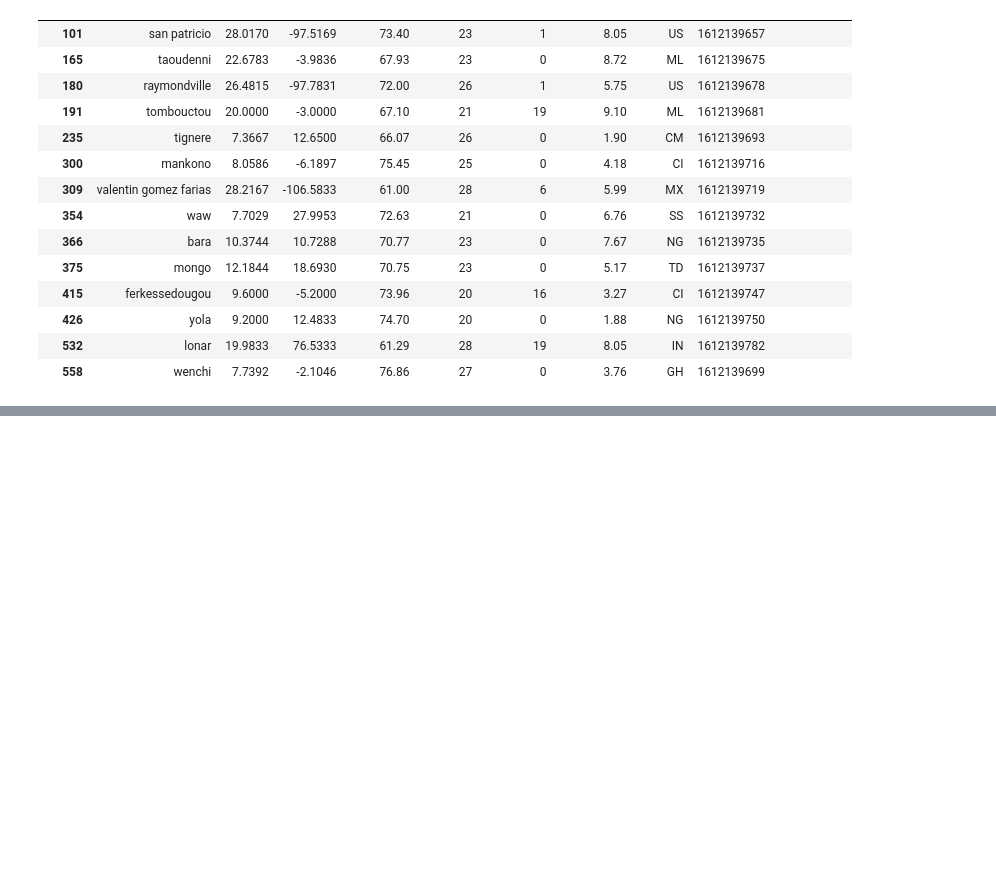
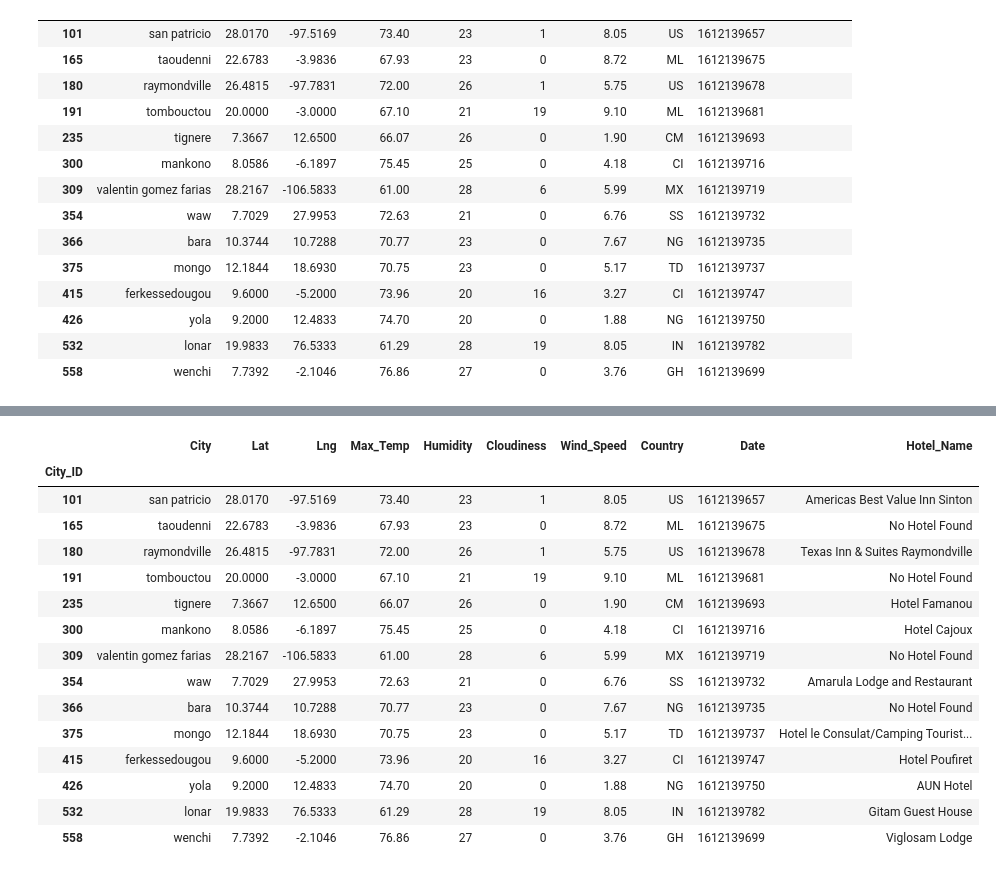
Before and after one commit to kylagelev/python-api-challenge, a Jupyter notebook: VacationPy/VacationPy.ipynb, the cells around one changed output, grey strips where cells are left out. Saved outputs shown, nothing was run; the diff lists cells and outputs as text; code cells hidden in the pictures; blank space fills up the shorter version.

Commit message:
updated
figured out how to use google place API! I found hotels + hostels, now just have to fix marker and add trend observations, plut get pic of gmap

```diff
--- a/VacationPy/VacationPy.ipynb
+++ b/VacationPy/VacationPy.ipynb
@@ -115,0 +113,29 @@ hotel_df
+# %%
+# geocoordinates
+for i in range(len(hotel_df)):
+    try:
+        target_coordinates = f'{hotel_df.iloc[i,1]}, {hotel_df.iloc[i,2]}'
+        params = {'location': target_coordinates,
+                  'keyword': 'hotel',
+                  'radius': 5000,
+                  'key': g_key,}
+        base_url = 'https://maps.googleapis.com/maps/api/place/nearbysearch/json'
+        response = requests.get(base_url, params = params)
+        hotel_data = response.json()
+        print(hotel_data['results'][0]['name'])
+        hotel_df.iloc[i, 9] = hotel_data['results'][0]['name']
+    except:
+        try:
+#wanted to add option of hostel in location where hotels are not available
+            target_coordinates = f'{hotel_df.iloc[i,1]}, {hotel_df.iloc[i,2]}'
+            params = {'location': target_coordinates,
+                      'keyword': 'hostel',
+                      'radius': 5000,
+                      'key': g_key,}
+            base_url = 'https://maps.googleapis.com/maps/api/place/nearbysearch/json'
+            response = requests.get(base_url, params = params)
+            hostel_data = response.json()
+            hotel_df.iloc[i, 9] = hostel_data['results'][0]['name']
+        except:
+            print('No hotel')
+            hotel_df.iloc[i, 9] = 'No Hotel Found'
@@ -116,3 +157,22 @@ hotel_df
+# %%
+hotel_df
+# %% [output]
+|  | City | Lat | Lng | Max_Temp | Humidity | Cloudiness | Wind_Speed | Country | Date | Hotel_Name |
+| City_ID |  |  |  |  |  |  |  |  |  |  |
+| 101 | san patricio | 28.0170 | -97.5169 | 73.40 | 23 | 1 | 8.05 | US | 1612139657 | Americas Best Value Inn Sinton |
+| 165 | taoudenni | 22.6783 | -3.9836 | 67.93 | 23 | 0 | 8.72 | ML | 1612139675 | No Hotel Found |
+| 180 | raymondville | 26.4815 | -97.7831 | 72.00 | 26 | 1 | 5.75 | US | 1612139678 | Texas Inn & Suites Raymondville |
+| 191 | tombouctou | 20.0000 | -3.0000 | 67.10 | 21 | 19 | 9.10 | ML | 1612139681 | No Hotel Found |
+| 235 | tignere | 7.3667 | 12.6500 | 66.07 | 26 | 0 | 1.90 | CM | 1612139693 | Hotel Famanou |
+| 300 | mankono | 8.0586 | -6.1897 | 75.45 | 25 | 0 | 4.18 | CI | 1612139716 | Hotel Cajoux |
+| 309 | valentin gomez farias | 28.2167 | -106.5833 | 61.00 | 28 | 6 | 5.99 | MX | 1612139719 | No Hotel Found |
+| 354 | waw | 7.7029 | 27.9953 | 72.63 | 21 | 0 | 6.76 | SS | 1612139732 | Amarula Lodge and Restaurant |
+| 366 | bara | 10.3744 | 10.7288 | 70.77 | 23 | 0 | 7.67 | NG | 1612139735 | No Hotel Found |
+| 375 | mongo | 12.1844 | 18.6930 | 70.75 | 23 | 0 | 5.17 | TD | 1612139737 | Hotel le Consulat/Camping Tourist... |
+| 415 | ferkessedougou | 9.6000 | -5.2000 | 73.96 | 20 | 16 | 3.27 | CI | 1612139747 | Hotel Poufiret |
+| 426 | yola | 9.2000 | 12.4833 | 74.70 | 20 | 0 | 1.88 | NG | 1612139750 | AUN Hotel |
+| 532 | lonar | 19.9833 | 76.5333 | 61.29 | 28 | 19 | 8.05 | IN | 1612139782 | Gitam Guest House |
+| 558 | wenchi | 7.7392 | -2.1046 | 76.86 | 27 | 0 | 3.76 | GH | 1612139699 | Viglosam Lodge |
 # %%
 # Using the template add the hotel marks to the heatmap
 info_box_template = """
```
Also changed, not shown: parts of 3 cells of this notebook.
